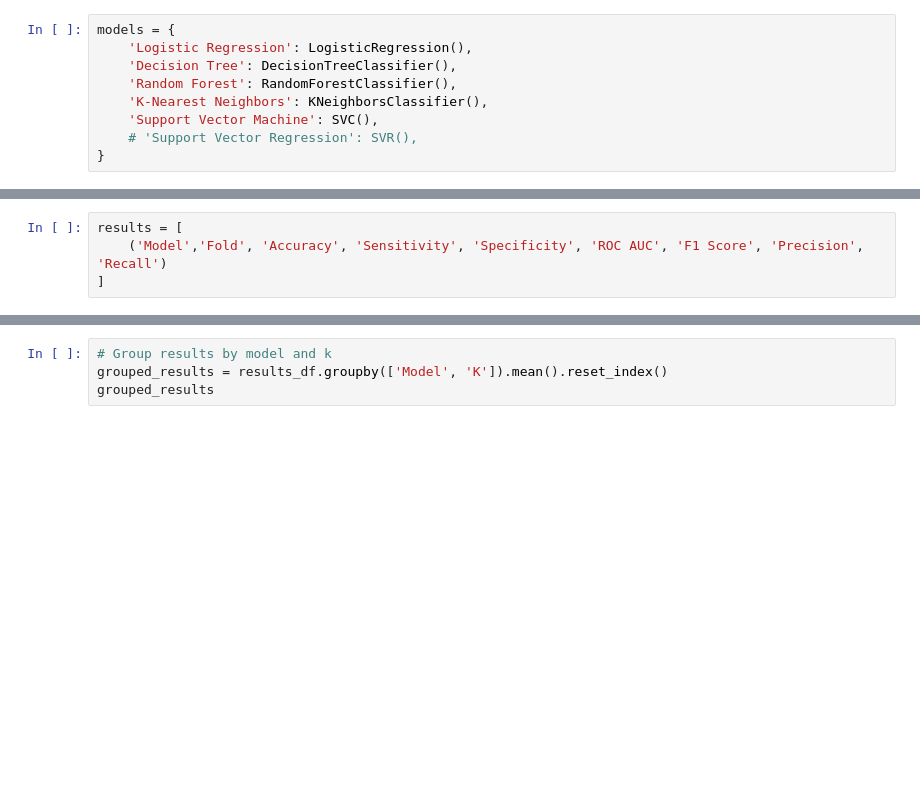
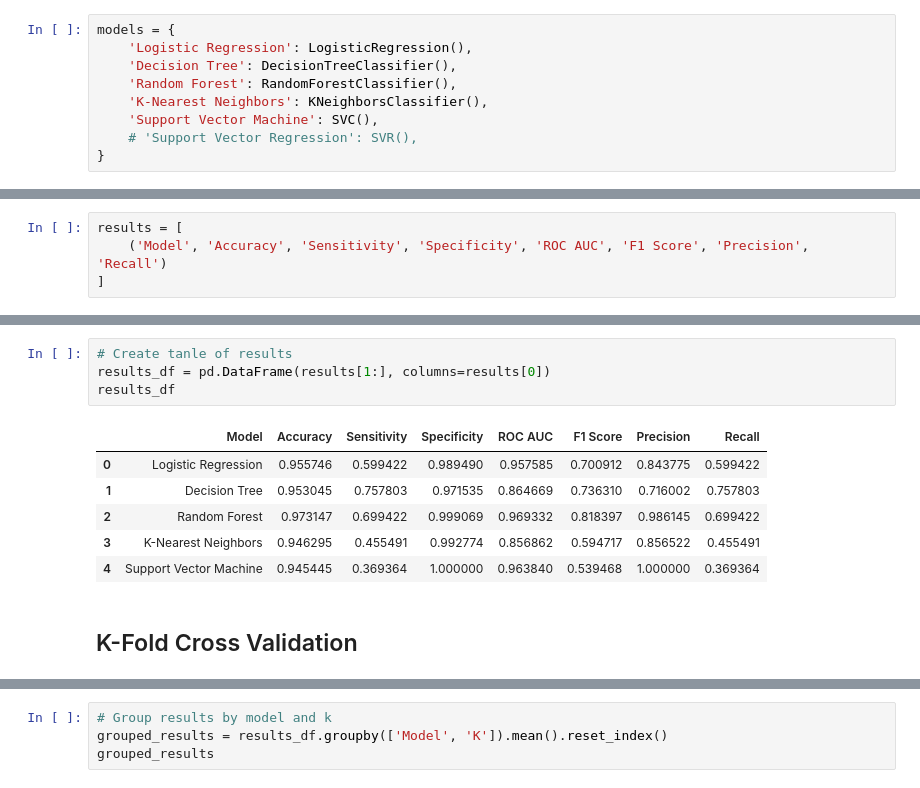
Before and after one commit to joiceocrisa/final-project-datmin, a Jupyter notebook: tugas.ipynb, the cells around one changed output, grey strips where cells are left out. Saved outputs shown, nothing was run; the diff lists cells and outputs as text; blank space fills up the shorter version.

```diff
--- a/tugas.ipynb
+++ b/tugas.ipynb
@@ -387,4 +435,4 @@ models = {
 # %%
 results = [
-    ('Model','Fold', 'Accuracy', 'Sensitivity', 'Specificity', 'ROC AUC', 'F1 Score', 'Precision', 'Recall')
+    ('Model', 'Accuracy', 'Sensitivity', 'Specificity', 'ROC AUC', 'F1 Score', 'Precision', 'Recall')
 ]
@@ -422,3 +519,16 @@ def plot_confusion_matrix(y_true, y_pred, model_name):
+# %%
+# Create tanle of results
+results_df = pd.DataFrame(results[1:], columns=results[0])
+results_df
+# %% [output]
+|  | Model | Accuracy | Sensitivity | Specificity | ROC AUC | F1 Score | Precision | Recall |
+| 0 | Logistic Regression | 0.955746 | 0.599422 | 0.989490 | 0.957585 | 0.700912 | 0.843775 | 0.599422 |
+| 1 | Decision Tree | 0.953045 | 0.757803 | 0.971535 | 0.864669 | 0.736310 | 0.716002 | 0.757803 |
+| 2 | Random Forest | 0.973147 | 0.699422 | 0.999069 | 0.969332 | 0.818397 | 0.986145 | 0.699422 |
+| 3 | K-Nearest Neighbors | 0.946295 | 0.455491 | 0.992774 | 0.856862 | 0.594717 | 0.856522 | 0.455491 |
+| 4 | Support Vector Machine | 0.945445 | 0.369364 | 1.000000 | 0.963840 | 0.539468 | 1.000000 | 0.369364 |
+# %% [markdown]
+## K-Fold Cross Validation
 # %%
 from sklearn.metrics import accuracy_score, roc_auc_score, precision_score, recall_score, f1_score
 from sklearn.model_selection import KFold
```
Also changed, not shown: parts of 21 cells of this notebook, 1 other file.
